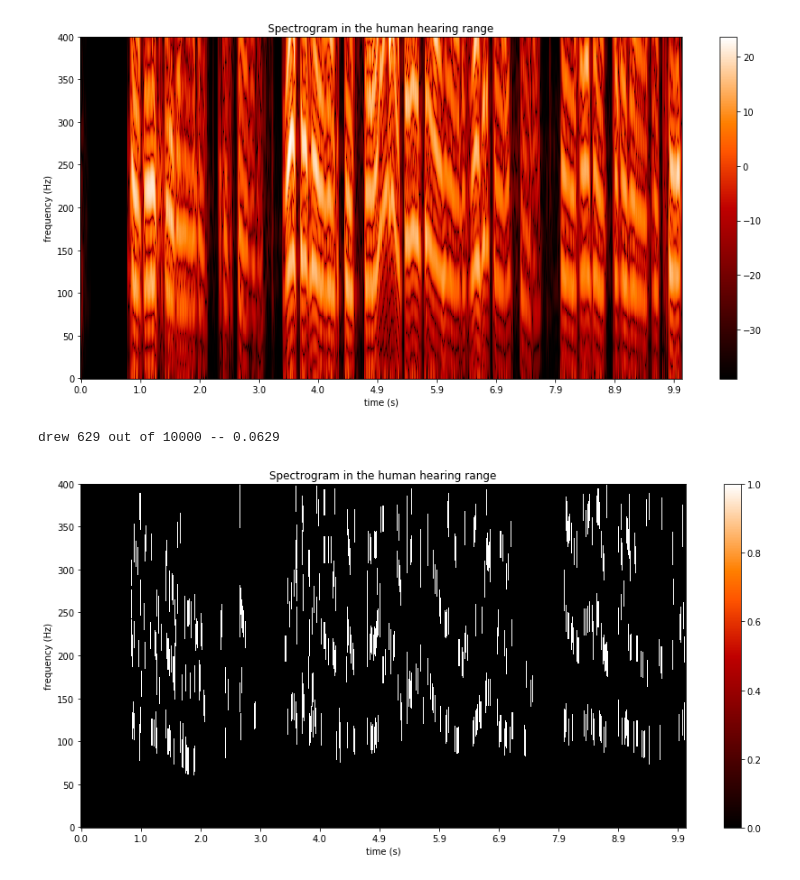
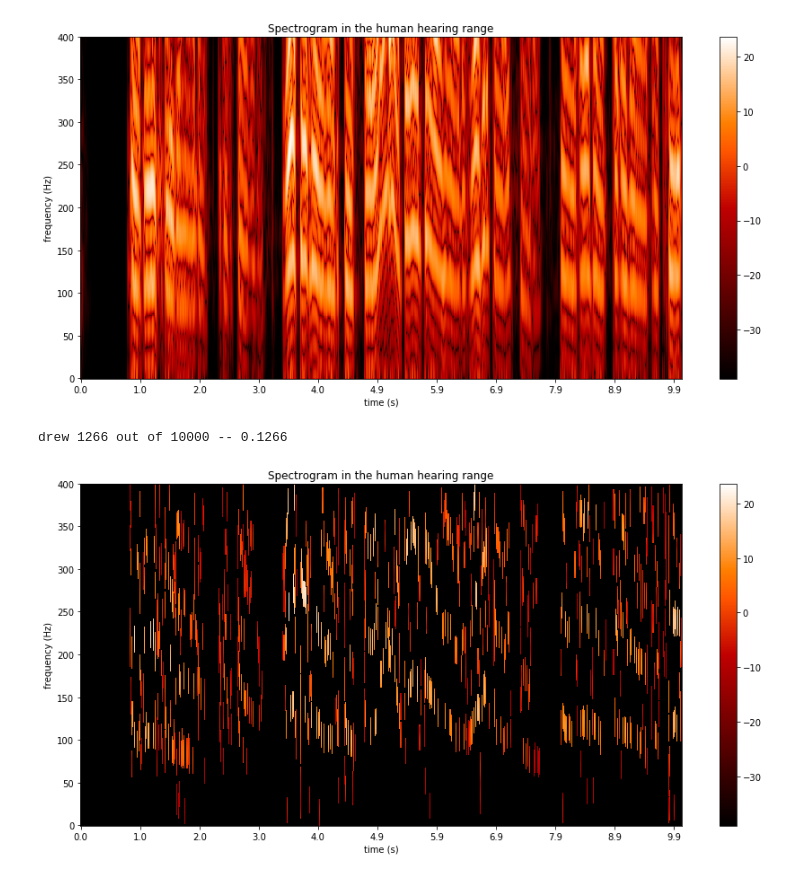
Before and after one commit to antonkatz/audio-search, a Jupyter notebook: lines-perhaps.ipynb, the cells around one changed output. Cells and saved outputs as stored; diff of their text form; code cells hidden in the pictures.

```diff
--- a/lines-perhaps.ipynb
+++ b/lines-perhaps.ipynb
@@ -69,11 +69,11 @@ d = 30
 num_samples = 10000
 limitx, limity = specdb.shape[1], specdb.shape[0]
 sd_limu, sd_liml = 1.5, 0.0
-mean_limu, mean_liml = 100, 0
+mean_limu, mean_liml = 100, -10
 
 sample_sd = np.empty(num_samples)
 sample_mean = np.empty(num_samples)
-draw_space = np.zeros(specdb.shape)
+draw_space = np.full(specdb.shape, dbmin)
 lines_drawn, lines_analysed = 0, 0
 
 analysing = False
@@ -87,46 +87,47 @@ for i in range(num_samples):
     ly_low = tools.zero_or_below(th_y)
     ly_high = limity - tools.zero_or_above(th_y)
 
-    x1 = np.around(np.random.randint(lx_low, lx_high))
-    y1 = np.around(np.random.randint(ly_low, ly_high))
-    x2 = x1 + th_x
-    y2 = y1 + th_y
+    x1 = int(np.around(np.random.randint(lx_low, lx_high)))
+    y1 = int(np.around(np.random.randint(ly_low, ly_high)))
+    x2 = int(x1 + th_x)
+    y2 = int(y1 + th_y)
 
     sample = np.empty(d+1)
 
     line = LineString([(x1,y1), (x2,y2)])
+    specdb_slice = specdb[y1:y2+1,x1:x2+1]
     for j in range(d+1):
         c = line.interpolate(j/d, normalized=True)
-        sample[j] = specdb[int(c.y), int(c.x)]
+        sample[j] = specdb_slice[int(c.y - y1), int(c.x - x1)]
 
     # analysis
     sd, mean = np.std(sample), np.mean(sample)
 
     sample_sd[i] = sd
     sample_mean[i] = mean
 
     if not analysing:
         within_limit = (sd < sd_limu) & (sd > sd_liml) & (mean < mean_limu) & (mean > mean_liml)
         if within_limit:
             lines_drawn += 1
             for j in range(d+1):
                 c = line.interpolate(j/d, normalized=True)
-    #             draw_space[int(c.y), int(c.x)] = specdb[int(c.y), int(c.x)]
-                draw_space[int(c.y), int(c.x)] = 1
+                draw_space[int(c.y), int(c.x)] = specdb[int(c.y), int(c.x)]
+#                 draw_space[int(c.y), int(c.x)] = 1
 
 if analysing:
     fig = plt.figure(figsize=(15,10))
     ssd, sm = sample_sd[sample_sd > 0.01], sample_mean[sample_sd > 0.01]
     ssd, sm = ssd[sm > -35], sm[sm > -35]
 
     plt.hexbin(ssd, sm)
     plt.colorbar(orientation='vertical')
     print("analysed", lines_analysed, "out of", num_samples, "--", lines_analysed/num_samples)
     print(np.max(sample_mean))
 
 if not analysing:
     f = tools.plotSpectrogram(draw_space, time_points)
     print("drew", lines_drawn, "out of", num_samples, "--", lines_drawn/num_samples)
 # %% [output]
-drew 629 out of 10000 -- 0.0629
+drew 1266 out of 10000 -- 0.1266
-[figure, old version]
+[figure, new version]
```
Also changed, not shown: 3 other files.
